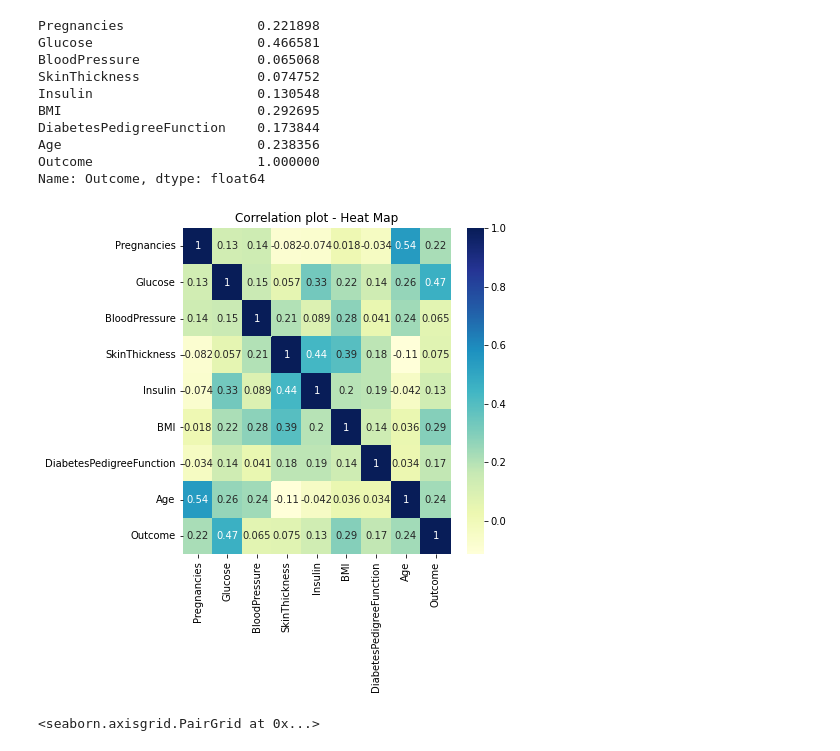
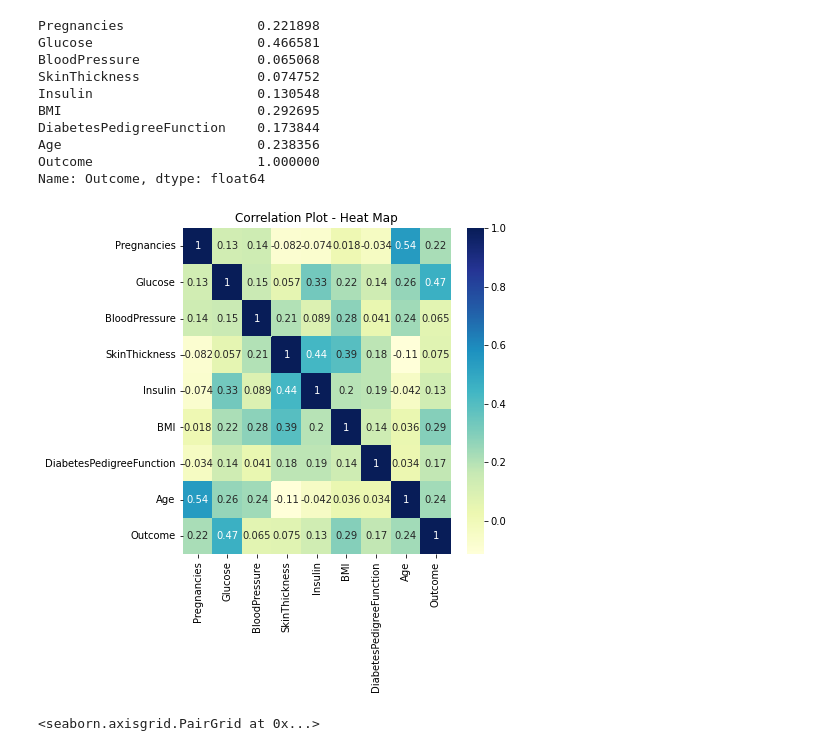
Before and after one commit to Dennyjoy47/Project_Pima_Indians_Diabetes, a Jupyter notebook: Pima_Indians_Diabetes.ipynb, the cells around one changed output. Drawn from its saved outputs; the diff is of its cells as text; code cells hidden in the pictures.

```diff
--- a/Pima_Indians_Diabetes.ipynb
+++ b/Pima_Indians_Diabetes.ipynb
@@ -122,11 +124,11 @@ Name: Outcome, dtype: float64
 # %%
 # Correlation using Heat Map in input dataset
 plt.figure(figsize=(6,6))
 sns.heatmap(df.corr(),annot=True,cmap="YlGnBu")
-plt.title("Correlation plot - Heat Map")
+plt.title('Correlation Plot - Heat Map')
 plt.show()
 # %% [output]
-[figure, old version]
+[figure, new version]
 # %%
 # Pairplot using sns
 sns.pairplot(df,hue="Outcome")
```
Also changed, not shown: parts of 19 cells of this notebook.
